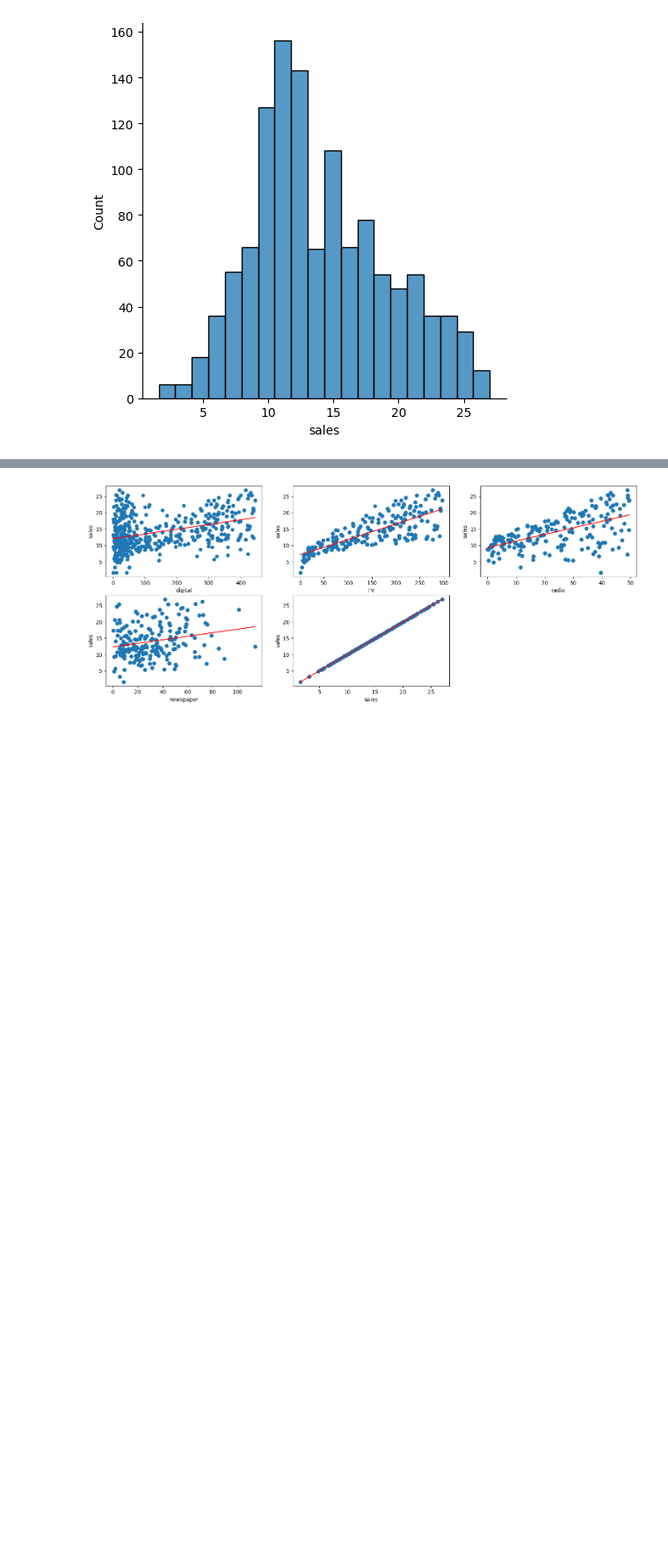
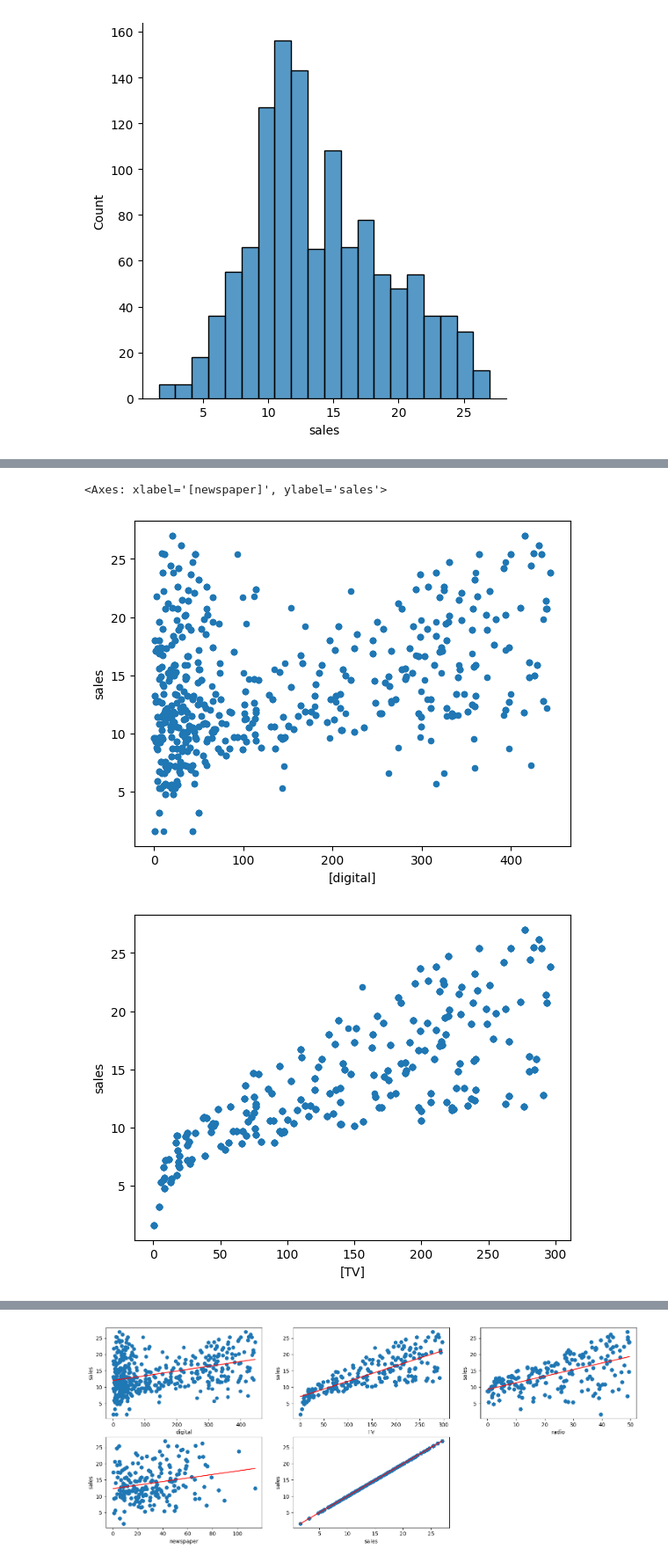
Before and after one commit to gstripling00/introduction_to_neural_networks, a Jupyter notebook: RMSE_simple_neural_network_using_keras.ipynb, the cells around one changed output, grey strips where cells are left out. Shown at 88% size. Drawn from its saved outputs; the diff is of its cells as text; code cells hidden in the pictures; blank space fills up the shorter version.

```diff
--- a/RMSE_simple_neural_network_using_keras.ipynb
+++ b/RMSE_simple_neural_network_using_keras.ipynb
@@ -158,0 +255,12 @@ sns.displot(advertising_df['sales'])
+# %%
+advertising_df.plot(kind='scatter', x=['digital'], y='sales')
+
+advertising_df.plot(kind='scatter', x=['TV'], y='sales')
+
+advertising_df.plot(kind='scatter', x=['radio'], y='sales')
+
+advertising_df.plot(kind='scatter', x=['newspaper'], y='sales')
+# %% [output]
+<Axes: xlabel='[newspaper]', ylabel='sales'>
+[figure, added]
+[figure, added]
```
Also changed, not shown: parts of 13 cells of this notebook.
